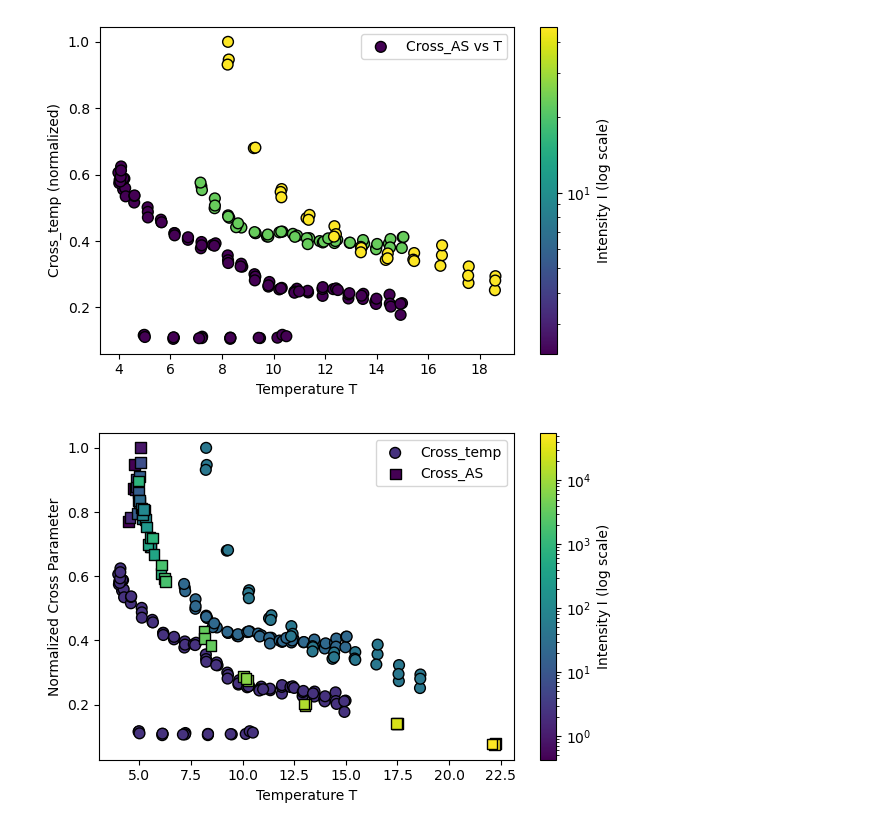
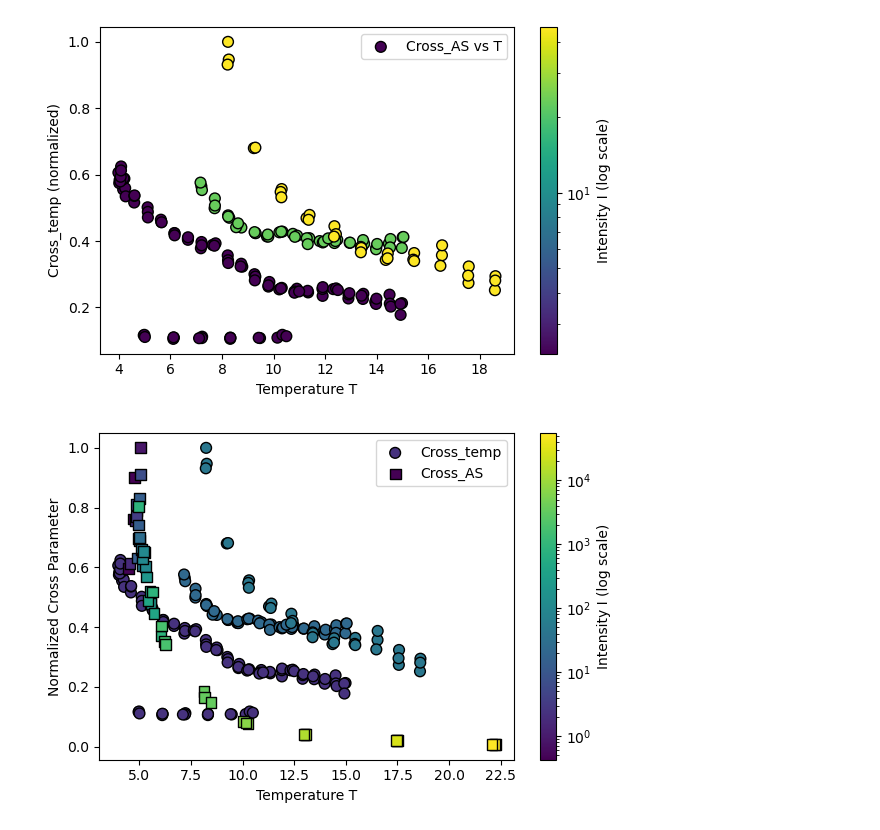
Before and after one commit to Daniele-PyBECTN/molecular_quantum_optics, a Jupyter notebook: Anomalous_saturation/dana_analysis/SvsT.ipynb, the cells around one changed output. Cells and saved outputs as stored; diff of their text form; code cells hidden in the pictures.

```diff
--- a/Anomalous_saturation/dana_analysis/SvsT.ipynb
+++ b/Anomalous_saturation/dana_analysis/SvsT.ipynb
@@ -226,7 +226,7 @@ Cross_temp_new = Cross_temp_new / np.amax(Cross_temp_new)
 I_postemp = np.clip(I_temp, np.min(I_temp[I_temp > 0]), None)
 
 # --- Second dataset (AS)
-Cross_AS = (S_AS / I_AS * Gam_tot_AS)**.5 / 40e6
+Cross_AS = (S_AS / I_AS * Gam_tot_AS) / 40e6
 Cross_AS = Cross_AS / np.amax(Cross_AS)
 I_pos = np.clip(I_AS, np.min(I_AS[I_AS > 0]), None)
 
@@ -244,32 +244,33 @@ sc1 = plt.scatter(
     c=I_postemp,
     cmap='viridis',
     norm=norm,
     s=60,
     edgecolor='k',
     marker='o',
     label="Cross_temp"
 )
 
 sc2 = plt.scatter(
     T_AS, Cross_AS,
     c=I_pos,
     cmap='viridis',
     norm=norm,
     s=60,
     edgecolor='k',
     marker='s',
     label="Cross_AS"
 )
 
 # --- Colorbar and labels
 cbar = plt.colorbar(sc1)
 cbar.set_label("Intensity I (log scale)")
 
 plt.xlabel("Temperature T")
 plt.ylabel("Normalized Cross Parameter")
-# plt.yscale('log')  # Uncomment if you prefer log scale on y-axis
+#plt.yscale('log')
+#plt.xscale('log')
 plt.legend()
 plt.tight_layout()
 plt.show()
 # %% [output]
-[figure, old version]
+[figure, new version]
```
